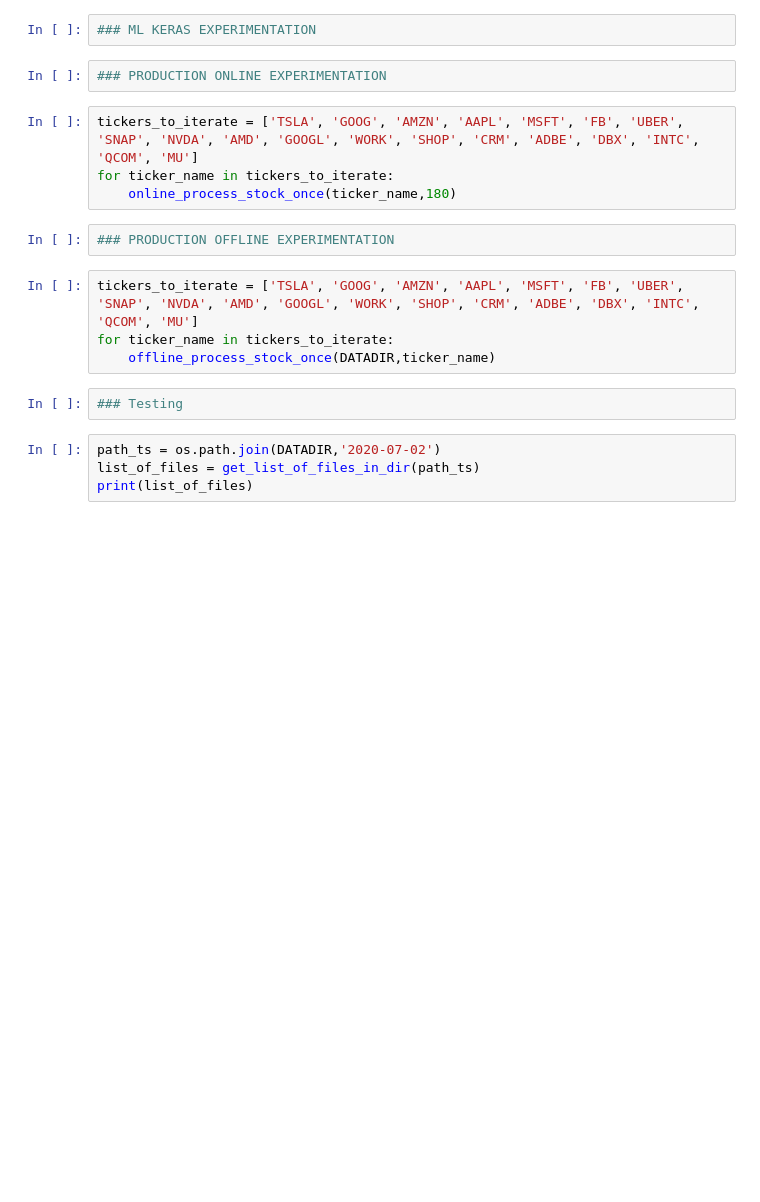
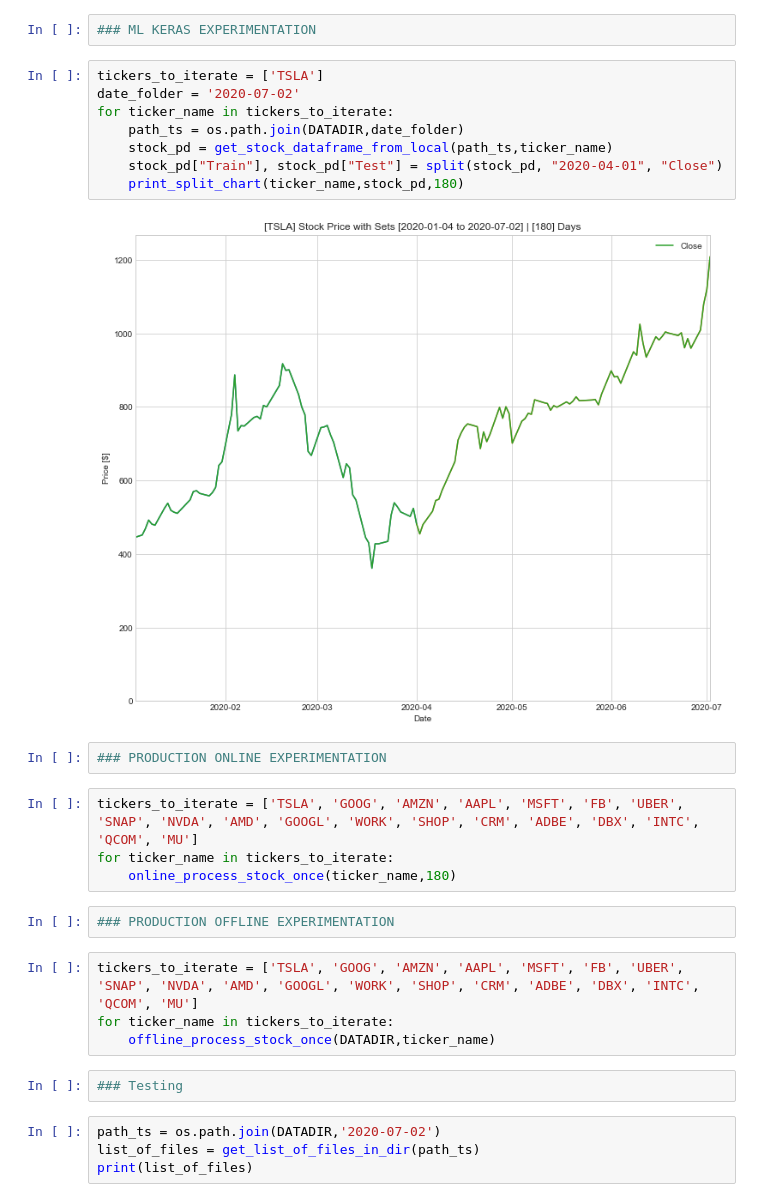
Before and after one commit to zwerb/stock_analysis, a Jupyter notebook: workflow.ipynb, the cells around one changed output. Saved outputs shown, nothing was run; the diff lists cells and outputs as text; blank space fills up the shorter version.

```diff
--- a/workflow.ipynb
+++ b/workflow.ipynb
@@ -168,5 +200,15 @@ Saved Plot as: [stock_graphs/2020-07-02/TSLA_90_2020-04-03_2020-07-02.png]
 # %%
 ### ML KERAS EXPERIMENTATION
+# %%
+tickers_to_iterate = ['TSLA']
+date_folder = '2020-07-02'
+for ticker_name in tickers_to_iterate:
+    path_ts = os.path.join(DATADIR,date_folder)
+    stock_pd = get_stock_dataframe_from_local(path_ts,ticker_name)
+    stock_pd["Train"], stock_pd["Test"] = split(stock_pd, "2020-04-01", "Close")
+    print_split_chart(ticker_name,stock_pd,180)
+# %% [output]
+[figure, added]
 # %%
 ### PRODUCTION ONLINE EXPERIMENTATION
 # %%
```
Also changed, not shown: parts of 3 cells of this notebook.
